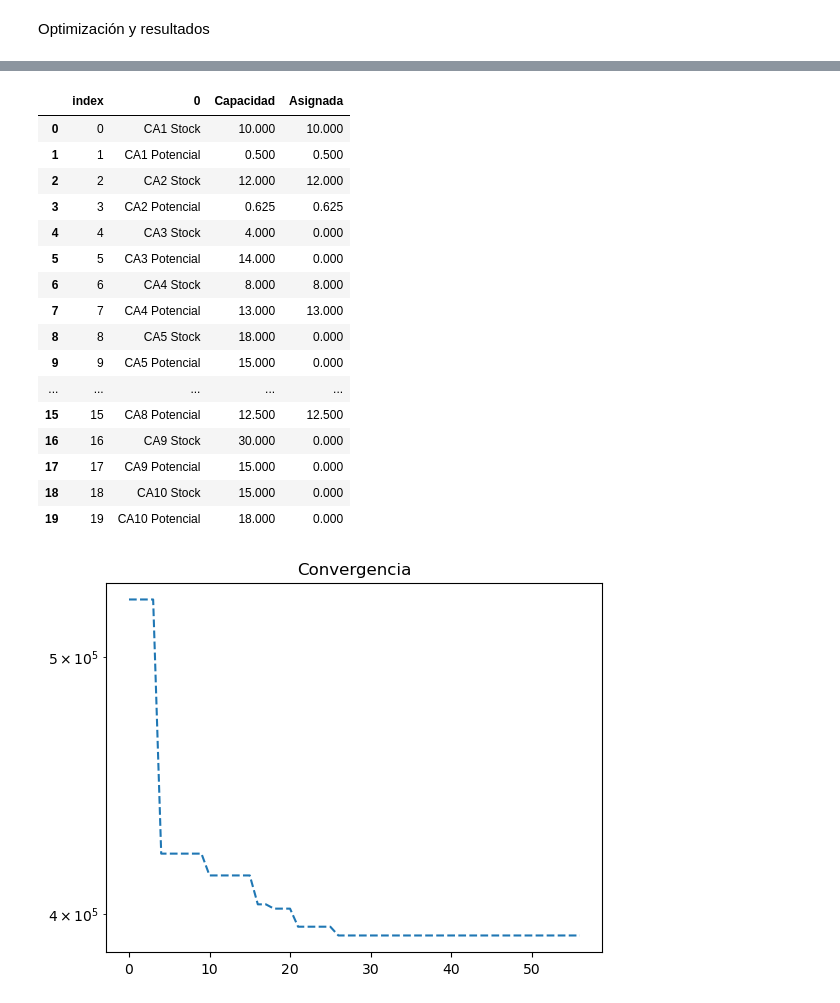
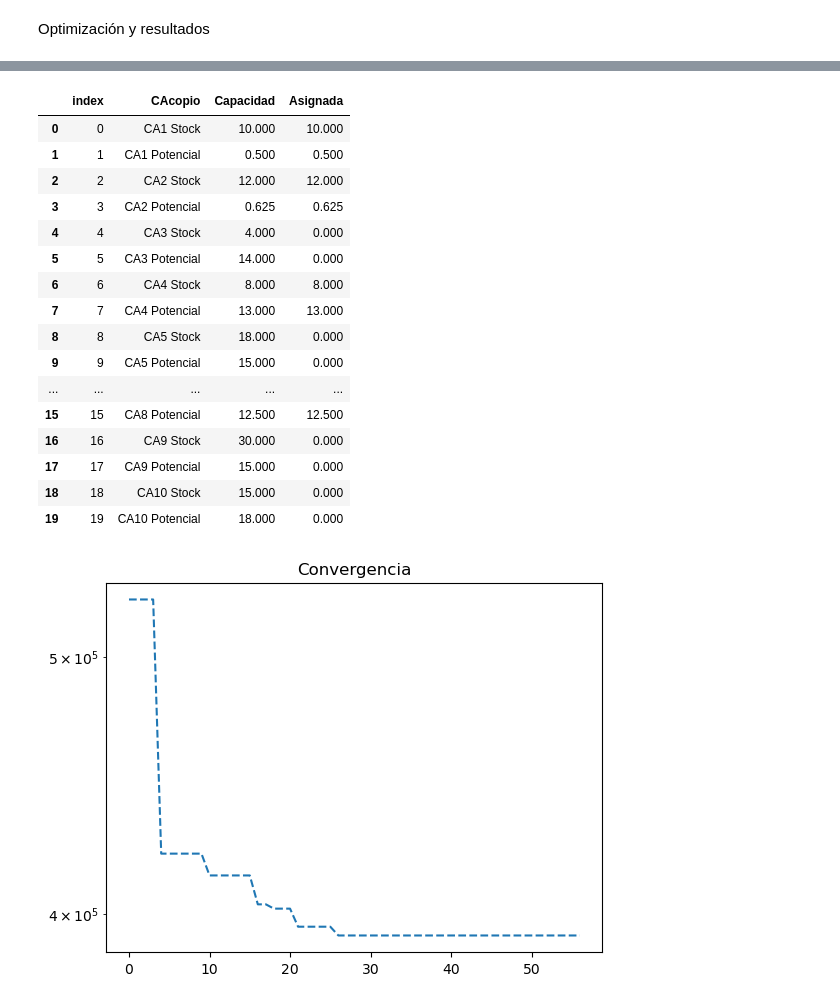
Before and after one commit to jefftorres/cheese, a Jupyter notebook: Queso.ipynb, the cells around one changed output, grey strips where cells are left out. Saved outputs shown, nothing was run; the diff lists cells and outputs as text; code cells hidden in the pictures.

```diff
--- a/Queso.ipynb
+++ b/Queso.ipynb
@@ -512,13 +512,13 @@ Tiempo: 11287ms, (11.287368400022388)
 # %%
-rep = pd.DataFrame(np.repeat(params_df, [2], axis=0))[0]
+rep = pd.DataFrame(np.repeat(params_df, [2], axis=0))[0].rename('CAcopio')
 rep.loc[rep.reset_index().index % 2 == 0] = rep + ' Stock'
 rep.loc[rep.reset_index().index % 2 == 1] = rep + ' Potencial'
 rep = rep.reset_index()
-rep.insert(2, "Capacidad", np.delete(CAPACIDADES, N*2))
-rep.insert(3, "Asignada", np.delete(ga.X, N * 2))
+rep.insert(2, 'Capacidad', np.delete(CAPACIDADES, N*2))
+rep.insert(3, 'Asignada', np.delete(ga.X, N * 2))
 rep
 # %% [output]
-|  | index | 0 | Capacidad | Asignada |
+|  | index | CAcopio | Capacidad | Asignada |
 | 0 | 0 | CA1 Stock | 10.000 | 10.000 |
 | 1 | 1 | CA1 Potencial | 0.500 | 0.500 |
 | 2 | 2 | CA2 Stock | 12.000 | 12.000 |
```
Also changed, not shown: parts of 14 cells of this notebook.
